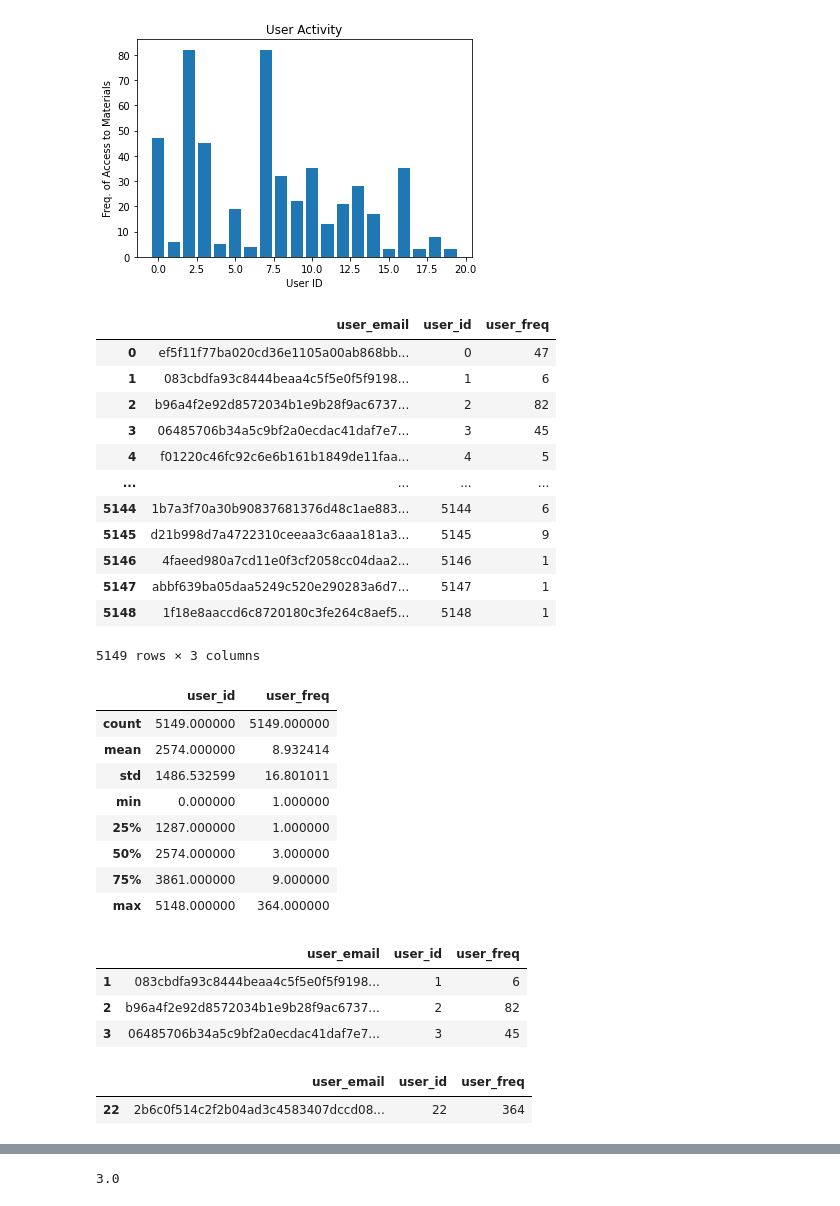
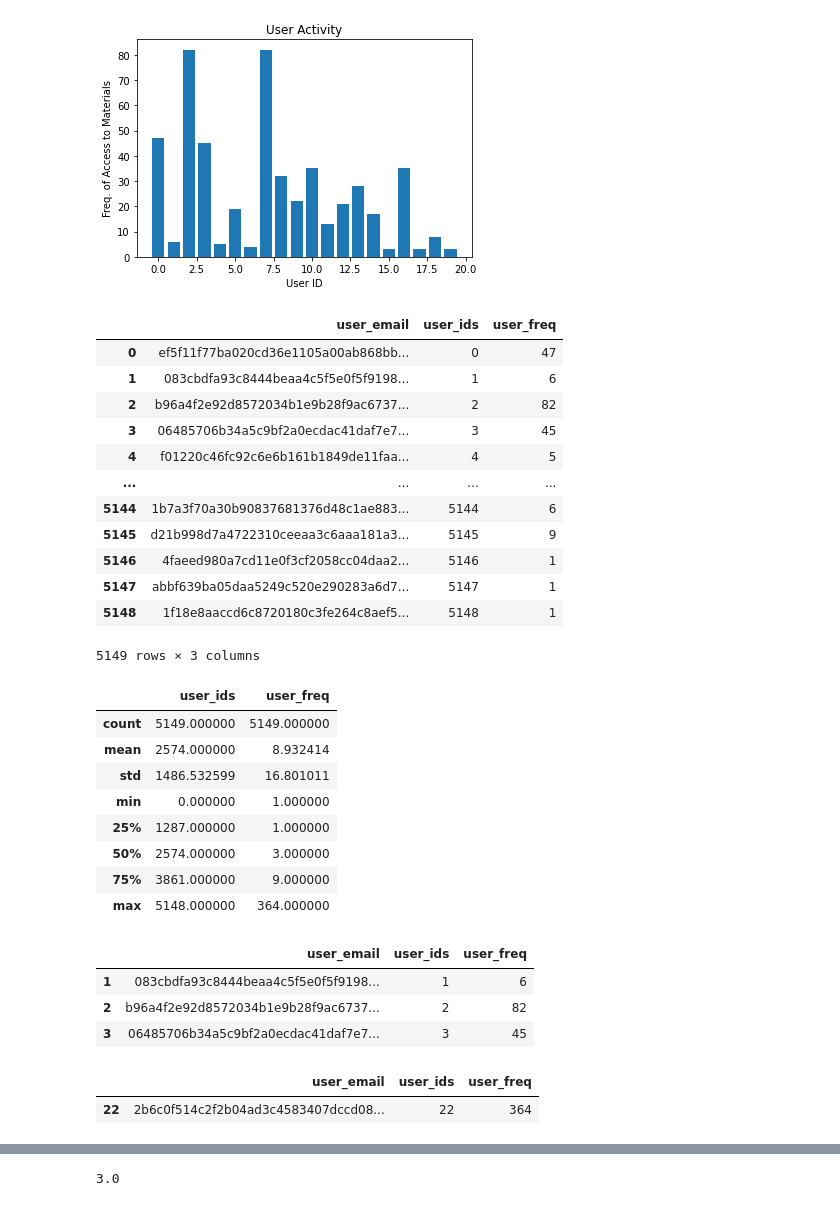
Before and after one commit to Izziboi/IBM-Recommendation, a Jupyter notebook: ibm_recommend.ipynb, the cells around one changed output, grey strips where cells are left out. Cells and saved outputs as stored; diff of their text form; code cells hidden in the pictures.

```diff
--- a/ibm_recommend.ipynb
+++ b/ibm_recommend.ipynb
@@ -240,7 +257,7 @@ def user_visual(min, max):
     2. max (int): Maximum value of user_id. Must not be greagter than 5149.
 
     Returns:
-    1. new_df (DataFrame): A new dataframe containing user_email, user_id and user_freq.
+    1. new_df (DataFrame): A new dataframe containing user_email, user_ids and user_freq.
     2. stats (DataFrame): A dataframe of statistics of all the users.
     3. plt.show() (Barchart): A barchart of the selected users, showing their frequencies of access.
     '''
@@ -262,7 +279,7 @@ def user_visual(min, max):
     elif min > max:
         print("'min' must be less than 'max'")
     else:
-        new_df = pd.DataFrame({'user_email': x_val, 'user_id': uid, 'user_freq': y_val})
+        new_df = pd.DataFrame({'user_email': x_val, 'user_ids': uid, 'user_freq': y_val})
         stats = new_df.describe()
 
         uid = uid[min:max]
@@ -281,7 +298,7 @@ new_df, stats, plots = user_visual(0, 20)
 # %%
 new_df
 # %% [output]
-|  | user_email | user_id | user_freq |
+|  | user_email | user_ids | user_freq |
 | 0 | ef5f11f77ba020cd36e1105a00ab868bb... | 0 | 47 |
 | 1 | 083cbdfa93c8444beaa4c5f5e0f5f9198... | 1 | 6 |
 | 2 | b96a4f2e92d8572034b1e9b28f9ac6737... | 2 | 82 |
@@ -297,7 +314,7 @@ new_df
 # %%
 stats
 # %% [output]
-|  | user_id | user_freq |
+|  | user_ids | user_freq |
 | count | 5149.000000 | 5149.000000 |
 | mean | 2574.000000 | 8.932414 |
 | std | 1486.532599 | 16.801011 |
@@ -309,35 +326,36 @@ stats
 # %%
 def new_df_range(min, max):
     '''
     With this function, one can choose a range of users to view their frequency of access to the articles.
 
     Params:
     1. min (int): Starting index number. Must not be less than zero.
     2. max (int): Ending index number. Must not be greater than 5149.
 
     Returns:
-    new_df (DataFrame): A dataframe of the user_email, user_id and user_freq
+    new_df (DataFrame): A dataframe of the user_email, user_ids and user_freq
     '''
     if min > new_df.shape[0] or max > new_df.shape[0]:
         print("'min' or 'max' must not be greater than {}.".format(new_df.shape[0]))
     elif min < 0 or max < 0:
         print("'min' or 'max' must not be negative.")
     elif min > max:
         print("'min' must be less than 'max'")
     else:
         return new_df.iloc[min:max]
 
 new_df_range(1, 4)
 # %% [output]
-|  | user_email | user_id | user_freq |
+|  | user_email | user_ids | user_freq |
 | 1 | 083cbdfa93c8444beaa4c5f5e0f5f9198... | 1 | 6 |
 | 2 | b96a4f2e92d8572034b1e9b28f9ac6737... | 2 | 82 |
 | 3 | 06485706b34a5c9bf2a0ecdac41daf7e7... | 3 | 45 |
 # %%
+# Dataframe of user(s) with highest number of access to articles
 highest = new_df['user_freq'].max()
 
-new_df.loc[(new_df['user_freq'] == highest), ['user_email', 'user_id', 'user_freq']]
+new_df.loc[(new_df['user_freq'] == highest), ['user_email', 'user_ids', 'user_freq']]
 # %% [output]
-|  | user_email | user_id | user_freq |
+|  | user_email | user_ids | user_freq |
 | 22 | 2b6c0f514c2f2b04ad3c4583407dccd08... | 22 | 364 |
 # %%
```
Also changed, not shown: parts of 16 cells of this notebook.
